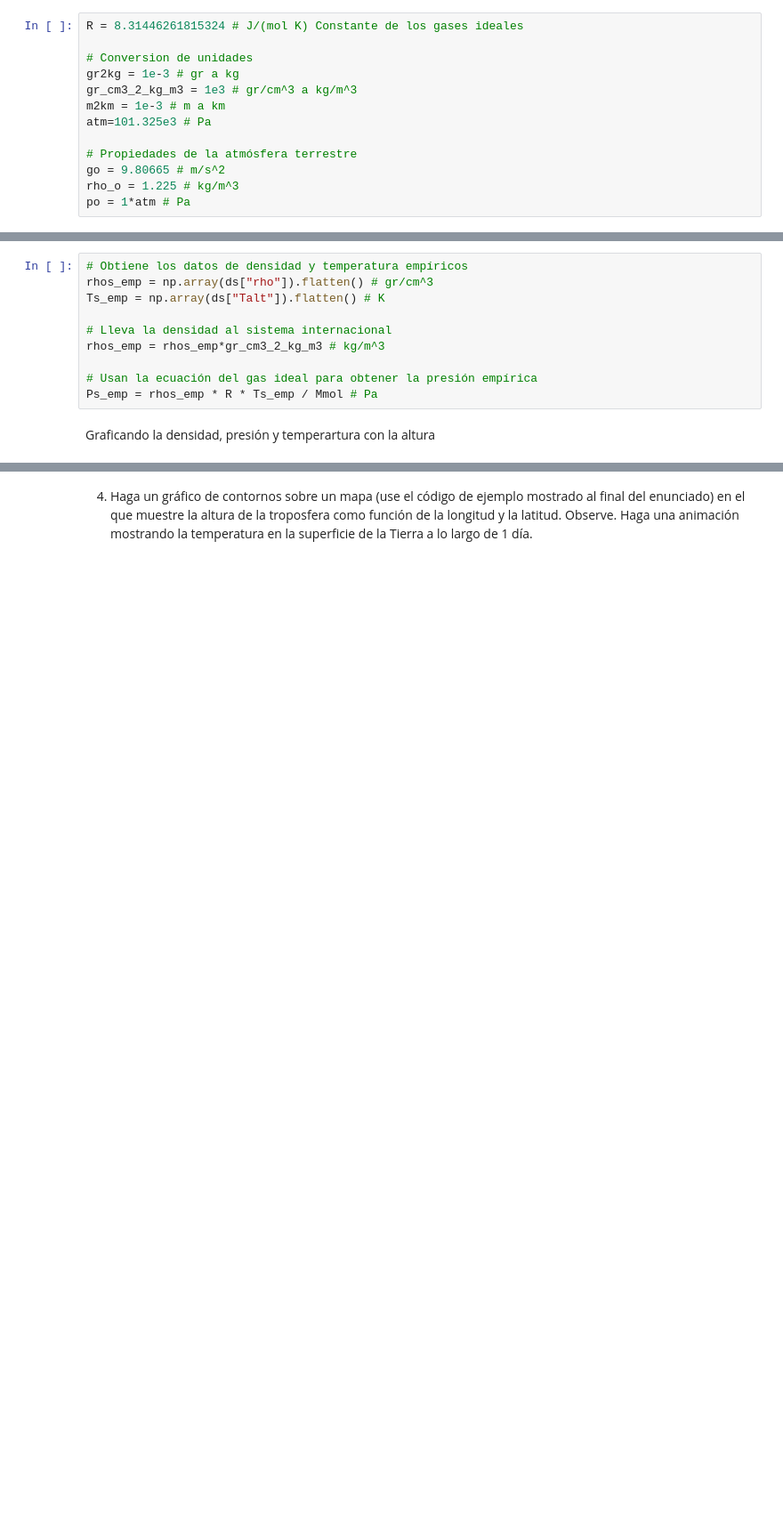
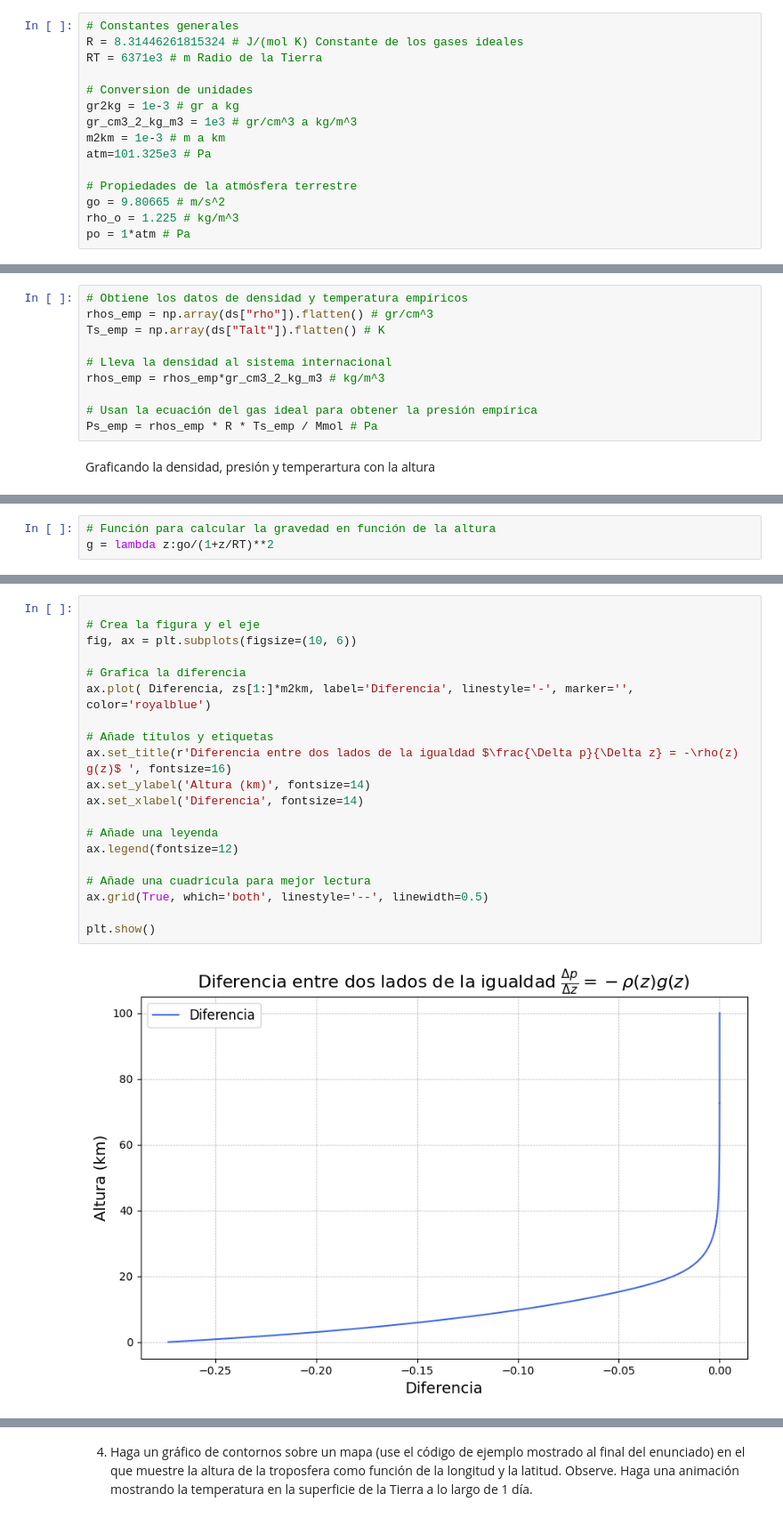
Before and after one commit to andromedalactea/Continuus_Mechanics, a Jupyter notebook: Homeworks/MCON_Tarea2_AtmósferaEmpírica.ipynb, the cells around one changed output, grey strips where cells are left out. Shown at 89% size. Drawn from its saved outputs; the diff is of its cells as text; blank space fills up the shorter version.

```diff
--- a/Homeworks/MCON_Tarea2_AtmósferaEmpírica.ipynb
+++ b/Homeworks/MCON_Tarea2_AtmósferaEmpírica.ipynb
@@ -118,7 +97,9 @@ from scipy.optimize import minimize
 # %% [markdown]
 Constantes
 # %%
+# Constantes generales
 R = 8.31446261815324 # J/(mol K) Constante de los gases ideales
+RT = 6371e3 # m Radio de la Tierra
 
 # Conversion de unidades
 gr2kg = 1e-3 # gr a kg
@@ -236,0 +238,3 @@ plt.show()
+# %%
+# Función para calcular la gravedad en función de la altura
+g = lambda z:go/(1+z/RT)**2
@@ -236,0 +265,22 @@ plt.show()
+# %%
+
+# Crea la figura y el eje
+fig, ax = plt.subplots(figsize=(10, 6))
+
+# Grafica la diferencia
+ax.plot( Diferencia, zs[1:]*m2km, label='Diferencia', linestyle='-', marker='', color='royalblue')
+
+# Añade títulos y etiquetas
+ax.set_title(r'Diferencia entre dos lados de la igualdad $\frac{\Delta p}{\Delta z} = -\rho(z) g(z)$ ', fontsize=16)
+ax.set_ylabel('Altura (km)', fontsize=14)
+ax.set_xlabel('Diferencia', fontsize=14)
+
+# Añade una leyenda
+ax.legend(fontsize=12)
+
+# Añade una cuadrícula para mejor lectura
+ax.grid(True, which='both', linestyle='--', linewidth=0.5)
+
+plt.show()
+# %% [output]
+[figure, added]
```
Also changed, not shown: parts of 40 cells of this notebook, 6 other files.
